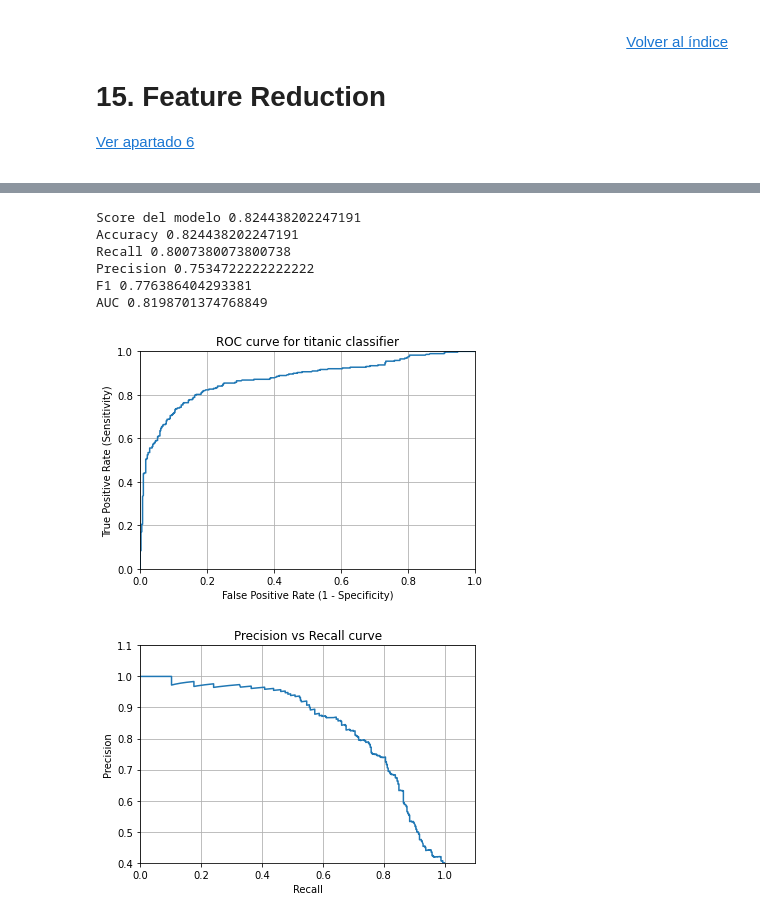
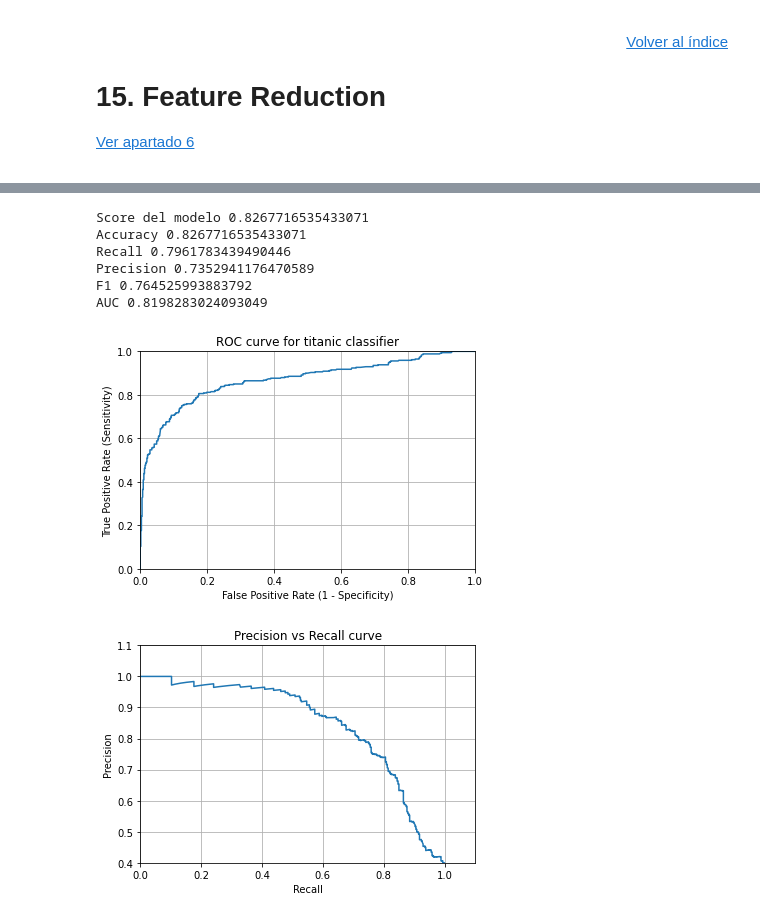
Before and after one commit to albertoromv/thebridge_ft_abr21, a Jupyter notebook: 3-Machine Learning/2-Supervisado/9 ML Guide/ML Guide_Clase.ipynb, the cells around one changed output, grey strips where cells are left out. Drawn from its saved outputs; the diff is of its cells as text; code cells hidden in the pictures.

```diff
--- a/3-Machine Learning/2-Supervisado/9 ML Guide/ML Guide_Clase.ipynb
+++ b/3-Machine Learning/2-Supervisado/9 ML Guide/ML Guide_Clase.ipynb
@@ -1069,3 +1091,12 @@ iris_df['sepal length (cm)'] = iris_df['sepal length (cm)'].interpolate()
+# %%
+# Imputacion mediante KNN
+
+from sklearn.impute import KNNImputer
+
+imputer = KNNImputer(n_neighbors=2)
+columnas = ['pclass', 'age', 'sibsp', 'parch', 'fare']
+imputer.fit(titanic_df[columnas])
+titanic_df[columnas] = imputer.transform(titanic_df[columnas])
 # %%
 data_report(titanic_df)
 # %% [output]
@@ -1530,41 +1625,44 @@ De esta curva podemos obtener una medida, que es el AUC (Area Under the Curve).
 <img src="./img/roc.png" alt="drawing" width="500"/>
 # %%
 # Metricas de clasificación
+from sklearn.linear_model import LogisticRegression
+from sklearn.metrics import accuracy_score, f1_score, precision_score, recall_score,\
+                            roc_auc_score, roc_curve, precision_recall_curve, confusion_matrix
 
 # Modelo rapido sin dividir en train/test ni ndada
 titanic_df2 = titanic_df.drop(columns=['deck', 'alive']).copy()
 titanic_df2 = titanic_df2.dropna()
 titanic_df2 = pd.get_dummies(titanic_df2)
 
 lr = LogisticRegression()
 X = titanic_df2.iloc[:, 1:]
 Y = titanic_df2.iloc[:, 0]
 
 lr.fit(X, Y)
 preds = lr.predict(X)
 
 print("Score del modelo", lr.score(X, Y))
 print("Accuracy", accuracy_score(preds, Y))
 print("Recall", recall_score(preds, Y))
 print("Precision", precision_score(preds, Y))
 print("F1", f1_score(preds, Y))
 print("AUC", roc_auc_score(preds, Y))
 
 y_pred_prob = lr.predict_proba(X)[:, 1]
 fpr, tpr, thresholds = roc_curve(Y, y_pred_prob)
 plt.plot(fpr, tpr)
 plt.xlim([0.0, 1.0])
 plt.ylim([0.0, 1.0])
 plt.title('ROC curve for titanic classifier')
 plt.xlabel('False Positive Rate (1 - Specificity)')
 plt.ylabel('True Positive Rate (Sensitivity)')
 plt.grid(True)
 # %% [output]
-Score del modelo 0.824438202247191
-Accuracy 0.824438202247191
-Recall 0.8007380073800738
-Precision 0.7534722222222222
-F1 0.776386404293381
-AUC 0.8198701374768849
+Score del modelo 0.8267716535433071
+Accuracy 0.8267716535433071
+Recall 0.7961783439490446
+Precision 0.7352941176470589
+F1 0.764525993883792
+AUC 0.8198283024093049
-[figure, old version]
+[figure, new version]
 # %%
```
Also changed, not shown: parts of 36 cells of this notebook, 7 other files.
